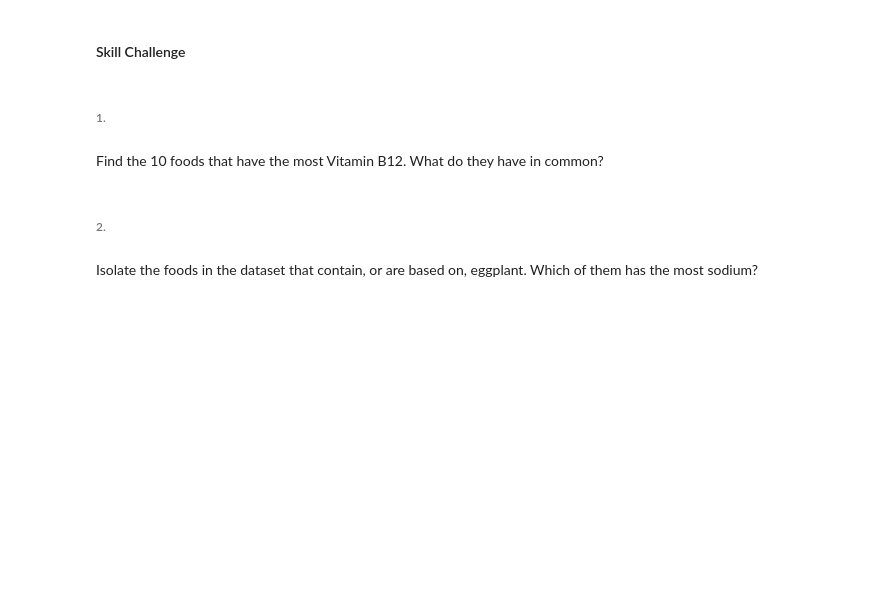
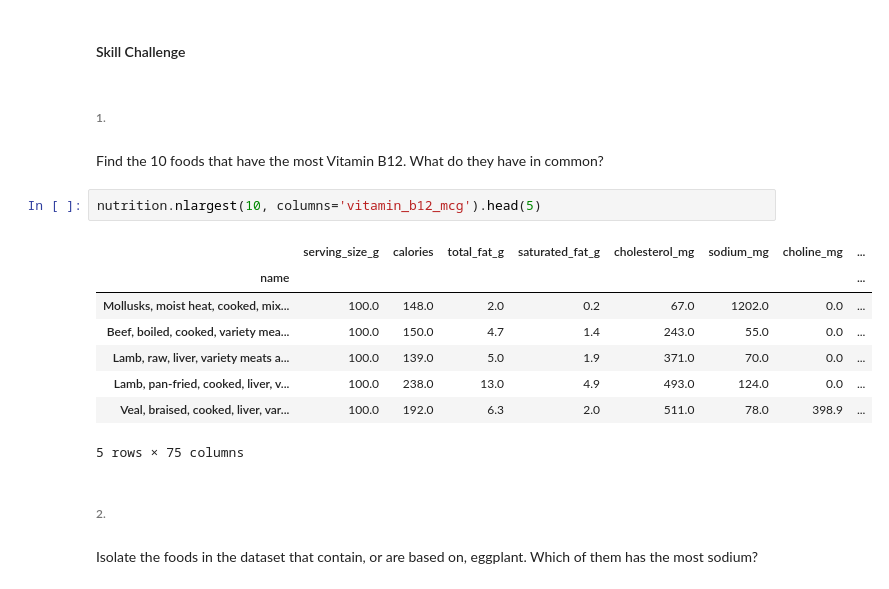
Before and after one commit to deonhj/python_snippets, a Jupyter notebook: pandas/Notebooks/Working_With_DataFrames.ipynb, the cells around one changed output. Cells and saved outputs as stored; diff of their text form; blank space fills up the shorter version.

Commit message:
section 1 dataframe

```diff
--- a/pandas/Notebooks/Working_With_DataFrames.ipynb
+++ b/pandas/Notebooks/Working_With_DataFrames.ipynb
@@ -2065,6 +2082,17 @@ nutrition.nsmallest(10, columns=['sodium_mg', 'calories', 'folate_mcg'])
 ###### 1.
 # %% [markdown]
 Find the 10 foods that have the most Vitamin B12. What do they have in common?
+# %%
+nutrition.nlargest(10, columns='vitamin_b12_mcg').head(5)
+# %% [output]
+|  | serving_size_g | calories | total_fat_g | saturated_fat_g | cholesterol_mg | sodium_mg | choline_mg | ... |
+| name |  |  |  |  |  |  |  | ... |
+| Mollusks, moist heat, cooked, mix... | 100.0 | 148.0 | 2.0 | 0.2 | 67.0 | 1202.0 | 0.0 | ... |
+| Beef, boiled, cooked, variety mea... | 100.0 | 150.0 | 4.7 | 1.4 | 243.0 | 55.0 | 0.0 | ... |
+| Lamb, raw, liver, variety meats a... | 100.0 | 139.0 | 5.0 | 1.9 | 371.0 | 70.0 | 0.0 | ... |
+| Lamb, pan-fried, cooked, liver, v... | 100.0 | 238.0 | 13.0 | 4.9 | 493.0 | 124.0 | 0.0 | ... |
+| Veal, braised, cooked, liver, var... | 100.0 | 192.0 | 6.3 | 2.0 | 511.0 | 78.0 | 398.9 | ... |
+5 rows × 75 columns
 # %% [markdown]
 ###### 2.
 # %% [markdown]
```
Also changed, not shown: parts of 55 cells of this notebook, 6 other files.
